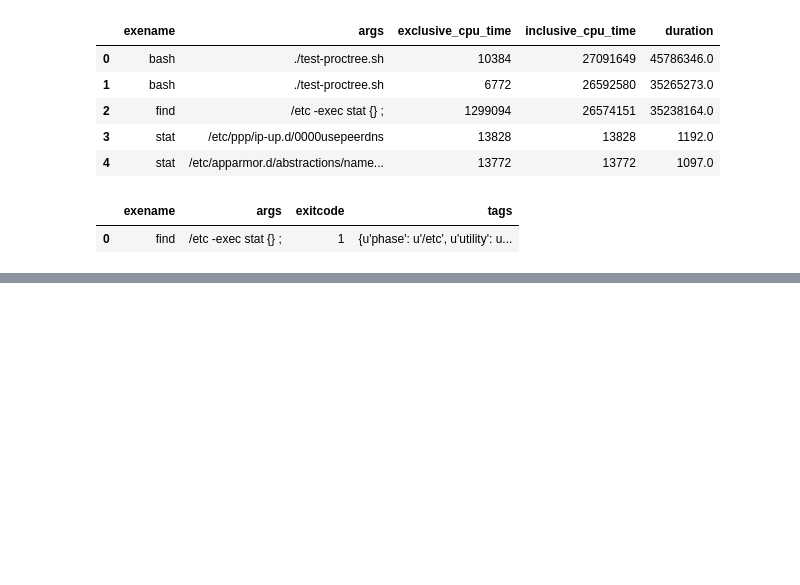
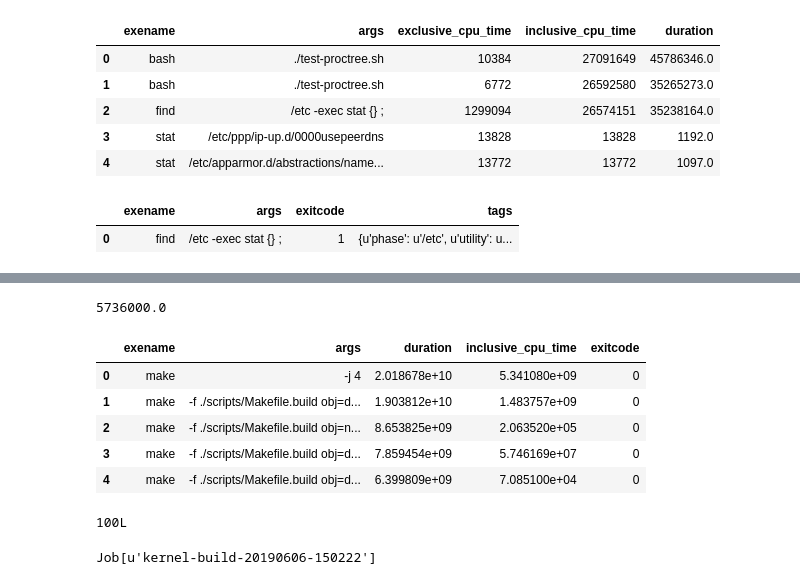
Before and after one commit to ilaflott/epmt, a Jupyter notebook: Query-API.ipynb, the cells around one changed output, grey strips where cells are left out. Drawn from its saved outputs; the diff is of its cells as text; code cells hidden in the pictures; blank space fills up the shorter version.

```diff
--- a/Query-API.ipynb
+++ b/Query-API.ipynb
@@ -538,0 +523,50 @@ j.exitcode
+# %%
+# ADVANCED TOPIC:
+# The idea below is to get the user familiar with the power of ORM
+# operations, so we can get feedback and ideas for new API calls
+#
+
+# If you just want to know the total time of an operation, and you could
+# use database queries on the ORM directly. We need to import the ORM
+# functions. You get sum, min, max and avg
+# The big advantage is the speedup in the query whenever you use the ORM
+# as there is lazy loading and optimized queries using db primitives
+# TODO: Should we make a query for aggregate operations on an attribute?
+from pony.orm import *
+c = eq.get_procs('kernel-build-20190606-150222', tags = 'operation:configure', fmt='orm')
+select(p.exclusive_cpu_time for p in c).sum()
+# %% [output]
+5736000.0
+# %%
+# another trick that works to get the max time for an operation is
+# to find the process with the max value for duration. This works if
+# you have a top-level process that spawned the rest
+# Notice we use order and limit
+root_build_proc = eq.get_procs('kernel-build-20190606-150222', tags = 'operation:build', order='desc(p.duration)', limit=5, fmt='pandas')
+root_build_proc[['exename', 'args', 'duration', 'inclusive_cpu_time', 'exitcode']]
+# %% [output]
+|  | exename | args | duration | inclusive_cpu_time | exitcode |
+| 0 | make | -j 4 | 2.018678e+10 | 5.341080e+09 | 0 |
+| 1 | make | -f ./scripts/Makefile.build obj=d... | 1.903812e+10 | 1.483757e+09 | 0 |
+| 2 | make | -f ./scripts/Makefile.build obj=n... | 8.653825e+09 | 2.063520e+05 | 0 |
+| 3 | make | -f ./scripts/Makefile.build obj=d... | 7.859454e+09 | 5.746169e+07 | 0 |
+| 4 | make | -f ./scripts/Makefile.build obj=d... | 6.399809e+09 | 7.085100e+04 | 0 |
+# %%
+# Above, you notice the build operation's root process 'make' took
+# 20k seconds or about 6 hours! The inclusive_cpu_time can also be used
+# to sort by chronological order in a linear script
+
+# Now let's see if any process failed in the build phase
+# If you use 'orm' you get access to 'count', which is superfast as it
+# uses sql to a count directly rather than load all the fields of the matching processes
+eq.get_procs('kernel-build-20190606-150222', tags = 'operation:build', fltr='p.exitcode != 0', fmt='orm').count()
+# %% [output]
+100L
+# %%
+# Advanced topic:
+# The orm also gives an easy way to navigate the process hierarchy
+# Let's use the ORM directly to walk through the job
+j = eq.get_jobs('kernel-build-20190606-150222', fmt='orm').first()
+j
+# %% [output]
+Job[u'kernel-build-20190606-150222']
```
Also changed, not shown: parts of 22 cells of this notebook, 2 other files.
